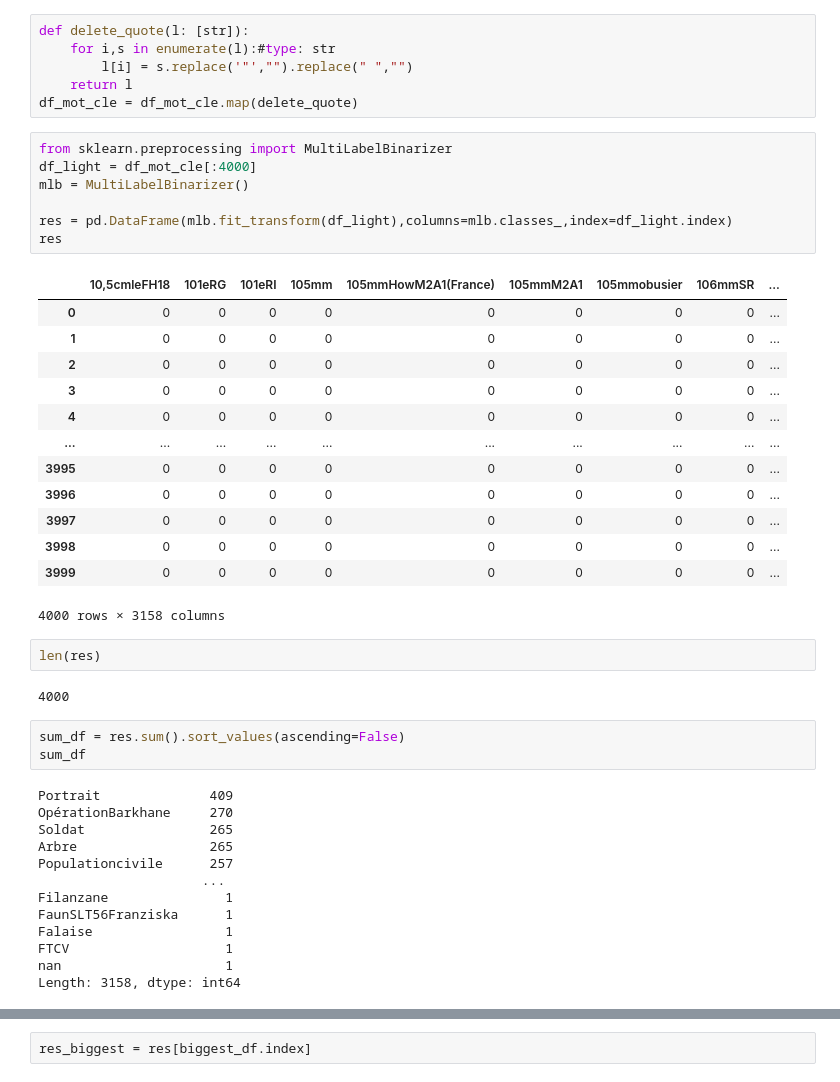
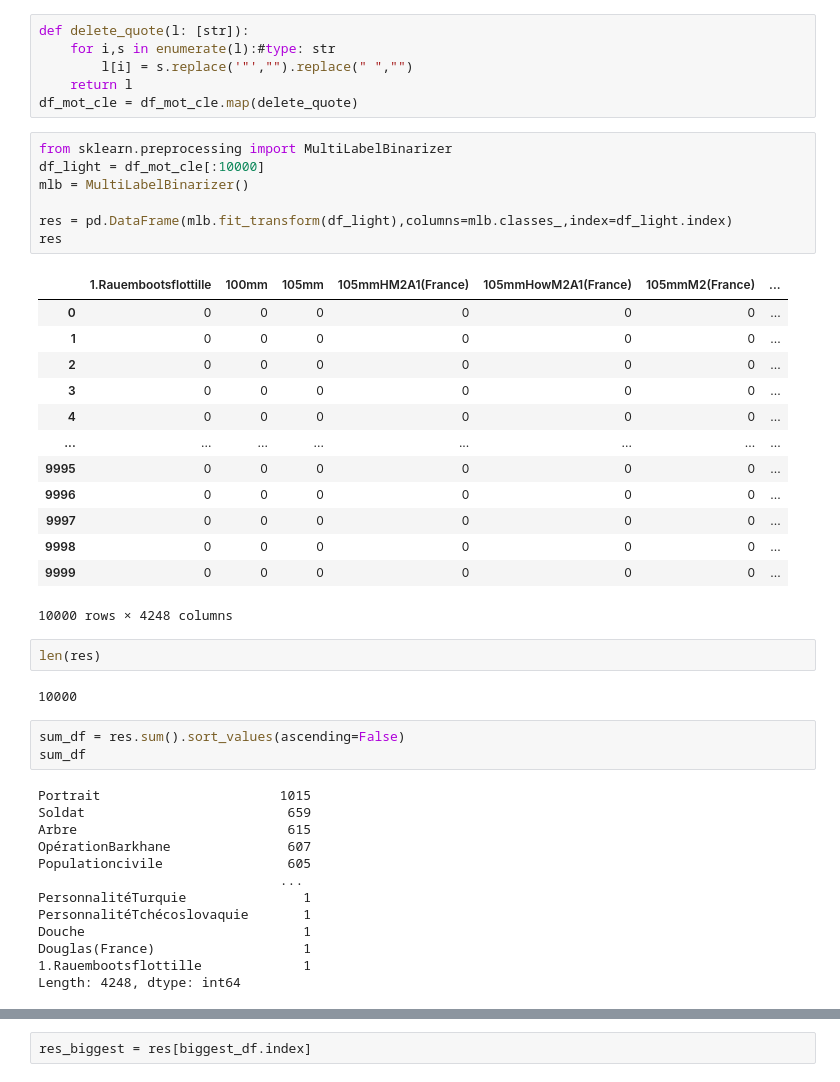
Before and after one commit to TechInTerh/PFEE-VISION, a Jupyter notebook: etude_reference_mot_cle.ipynb, the cells around one changed output, grey strips where cells are left out. Drawn from its saved outputs; the diff is of its cells as text.

```diff
--- a/etude_reference_mot_cle.ipynb
+++ b/etude_reference_mot_cle.ipynb
@@ -76,45 +76,45 @@ def delete_quote(l: [str]):
 df_mot_cle = df_mot_cle.map(delete_quote)
 # %%
 from sklearn.preprocessing import MultiLabelBinarizer
-df_light = df_mot_cle[:4000]
+df_light = df_mot_cle[:10000]
 mlb = MultiLabelBinarizer()
 
 res = pd.DataFrame(mlb.fit_transform(df_light),columns=mlb.classes_,index=df_light.index)
 res
 # %% [output]
-|  | 10,5cmleFH18 | 101eRG | 101eRI | 105mm | 105mmHowM2A1(France) | 105mmM2A1 | 105mmobusier | 106mmSR | ... |
-| 0 | 0 | 0 | 0 | 0 | 0 | 0 | 0 | 0 | ... |
-| 1 | 0 | 0 | 0 | 0 | 0 | 0 | 0 | 0 | ... |
-| 2 | 0 | 0 | 0 | 0 | 0 | 0 | 0 | 0 | ... |
-| 3 | 0 | 0 | 0 | 0 | 0 | 0 | 0 | 0 | ... |
-| 4 | 0 | 0 | 0 | 0 | 0 | 0 | 0 | 0 | ... |
-| ... | ... | ... | ... | ... | ... | ... | ... | ... | ... |
-| 3995 | 0 | 0 | 0 | 0 | 0 | 0 | 0 | 0 | ... |
-| 3996 | 0 | 0 | 0 | 0 | 0 | 0 | 0 | 0 | ... |
-| 3997 | 0 | 0 | 0 | 0 | 0 | 0 | 0 | 0 | ... |
-| 3998 | 0 | 0 | 0 | 0 | 0 | 0 | 0 | 0 | ... |
-| 3999 | 0 | 0 | 0 | 0 | 0 | 0 | 0 | 0 | ... |
+|  | 1.Rauembootsflottille | 100mm | 105mm | 105mmHM2A1(France) | 105mmHowM2A1(France) | 105mmM2(France) | ... |
+| 0 | 0 | 0 | 0 | 0 | 0 | 0 | ... |
+| 1 | 0 | 0 | 0 | 0 | 0 | 0 | ... |
+| 2 | 0 | 0 | 0 | 0 | 0 | 0 | ... |
+| 3 | 0 | 0 | 0 | 0 | 0 | 0 | ... |
+| 4 | 0 | 0 | 0 | 0 | 0 | 0 | ... |
+| ... | ... | ... | ... | ... | ... | ... | ... |
+| 9995 | 0 | 0 | 0 | 0 | 0 | 0 | ... |
+| 9996 | 0 | 0 | 0 | 0 | 0 | 0 | ... |
+| 9997 | 0 | 0 | 0 | 0 | 0 | 0 | ... |
+| 9998 | 0 | 0 | 0 | 0 | 0 | 0 | ... |
+| 9999 | 0 | 0 | 0 | 0 | 0 | 0 | ... |
-4000 rows × 3158 columns
+10000 rows × 4248 columns
 # %%
 len(res)
 # %% [output]
-4000
+10000
 # %%
 sum_df = res.sum().sort_values(ascending=False)
 sum_df
 # %% [output]
-Portrait              409
-OpérationBarkhane     270
-Soldat                265
-Arbre                 265
-Populationcivile      257
-                     ...
-Filanzane               1
-FaunSLT56Franziska      1
-Falaise                 1
-FTCV                    1
-nan                     1
-Length: 3158, dtype: int64
+Portrait                       1015
+Soldat                          659
+Arbre                           615
+OpérationBarkhane               607
+Populationcivile                605
+                               ...
+PersonnalitéTurquie               1
+PersonnalitéTchécoslovaquie       1
+Douche                            1
+Douglas(France)                   1
+1.Rauembootsflottille             1
+Length: 4248, dtype: int64
 # %%
 sum_df.apply(lambda x: x/len(res)*100)
 # %% [output]
```
Also changed, not shown: parts of 11 cells of this notebook, 3 other files.
